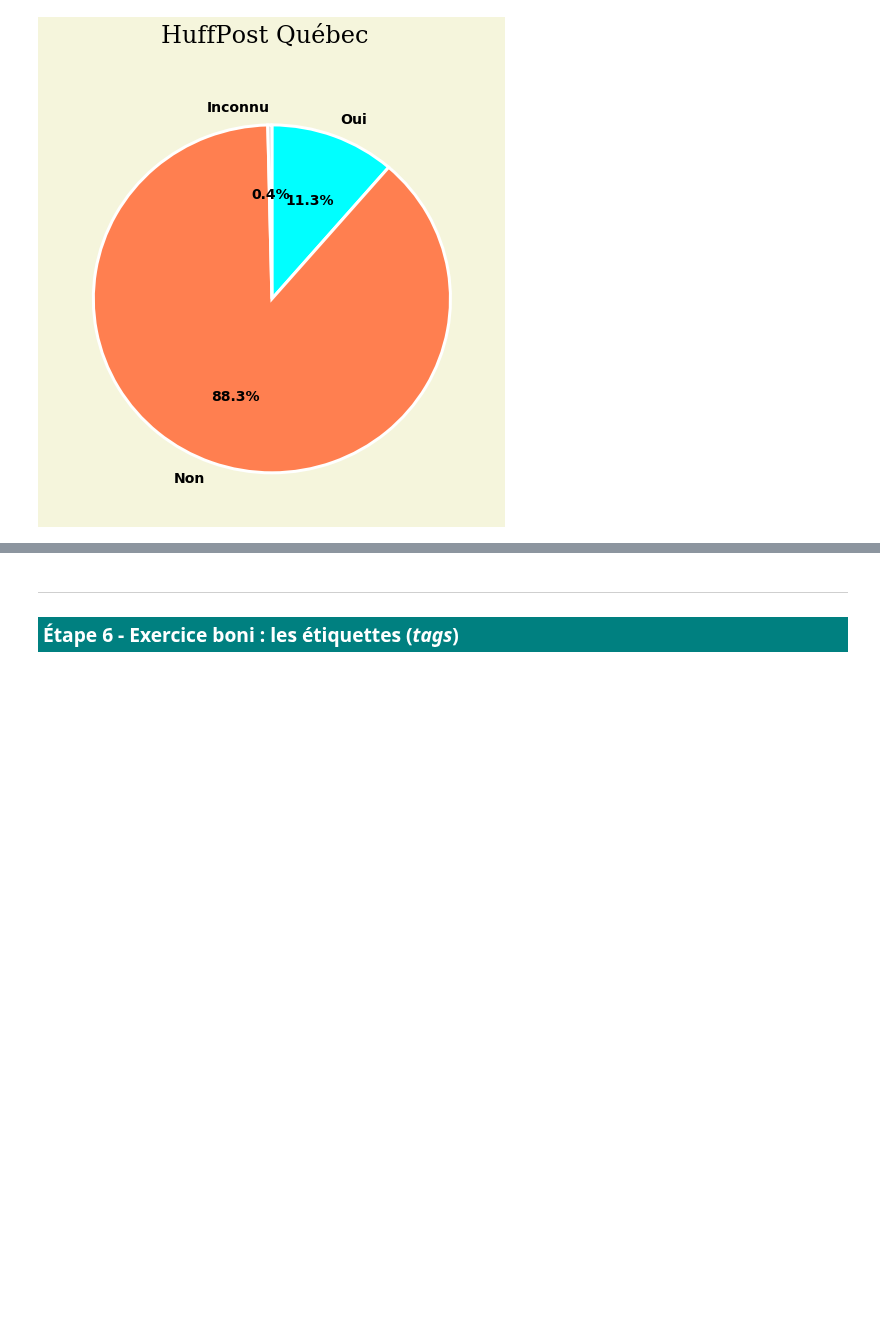
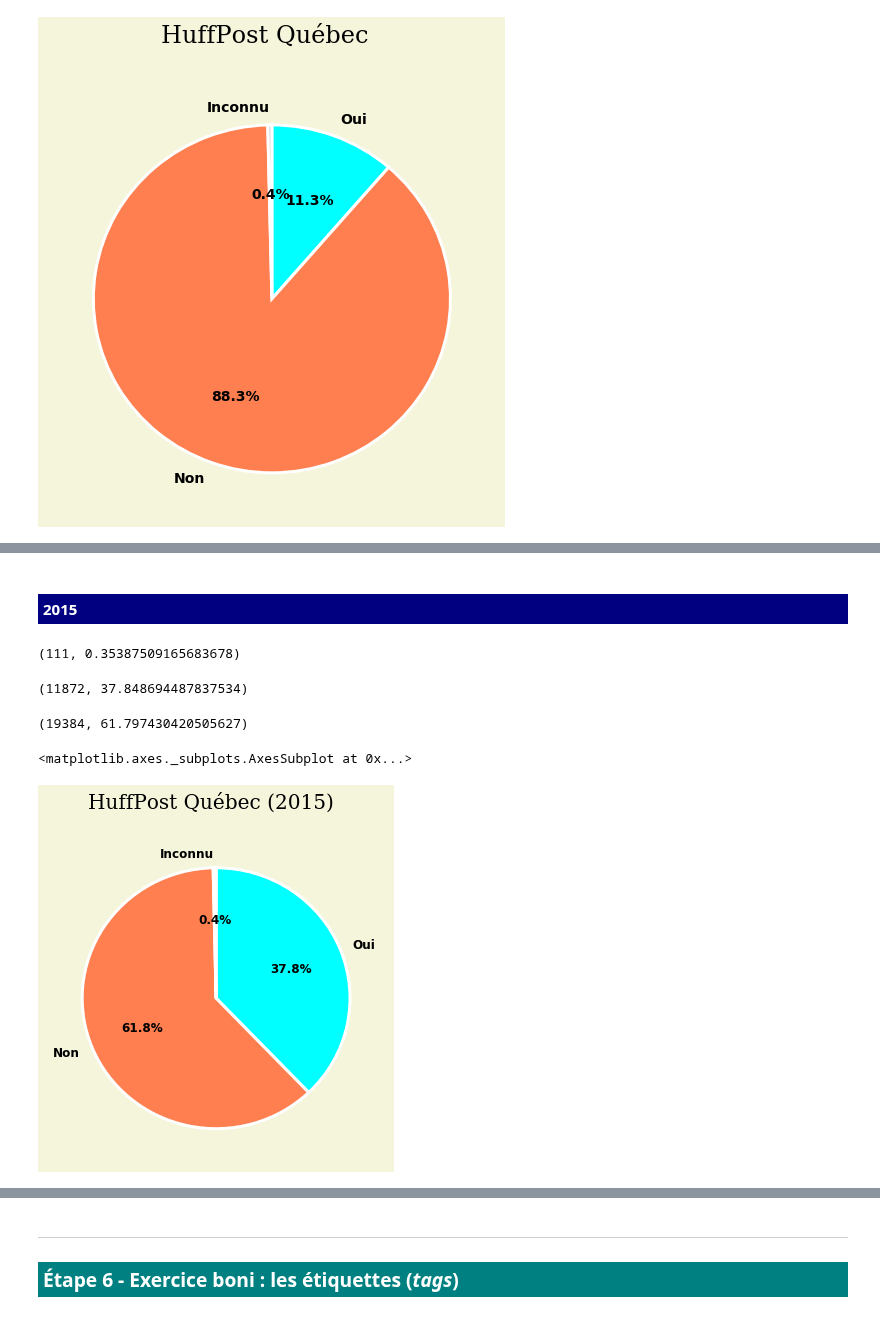
Before and after one commit to jhroy/huffpost, a Jupyter notebook: HuffPost-qc.ipynb, the cells around one changed output, grey strips where cells are left out. Saved outputs shown, nothing was run; the diff lists cells and outputs as text; code cells hidden in the pictures; blank space fills up the shorter version.

```diff
--- a/HuffPost-qc.ipynb
+++ b/HuffPost-qc.ipynb
@@ -256,0 +442,39 @@ camembert.plot.pie(colors=["aqua","coral","lightgrey"],
+# %% [markdown]
+<h4 style="background:navy;color:white;padding:5px">2015</h4>
+# %%
+a2015 = huff[metaHP].annee == 2015
+huff[metaHP][a2015].byline.value_counts()
+inconnus1 = huff[metaHP][a2015].byline == "? "
+inconnus2 = huff[metaHP][a2015].byline == "? ?"
+HP_inconnu = huff[metaHP][a2015][inconnus1].pays.count() + huff[metaHP][a2015][inconnus2].pays.count()
+HP_inconnu, (HP_inconnu/len(huff[metaHP][a2015]))*100
+# %% [output]
+(111, 0.35387509165683678)
+# %%
+signeHP = huff[metaHP][a2015].byline.str.contains("[H,h][U,u,f][F,f][i,F,f,P,p]|ハフ|ポスト|허핑턴|허프|[A,a][O,o][L,l]",na=False)
+NONsigneHP = ~huff[metaHP][a2015].byline.str.contains("[H,h][U,u,f][F,f][i,F,f,P,p]|ハフ|ポスト|허핑턴|허프|[A,a][O,o][L,l]",na=False)
+auteur = huff[metaHP][a2015][NONsigneHP].byline.str.endswith(" ?")
+HP_oui = huff[metaHP][a2015][signeHP].pays.count() + huff[metaHP][a2015][NONsigneHP][auteur].byline.value_counts().sum()
+HP_oui, (HP_oui/len(huff[metaHP][a2015]))*100
+# %% [output]
+(11872, 37.848694487837534)
+# %%
+HP_non = huff[metaHP][a2015][NONsigneHP].pays.count() - (huff[metaHP][a2015][inconnus1].pays.count() + huff[metaHP][a2015][inconnus2].pays.count()) - huff[metaHP][a2015][NONsigneHP][auteur].byline.value_counts().sum()
+HP_non, (HP_non/len(huff[metaHP][a2015]))*100
+# %% [output]
+(19384, 61.797430420505627)
+# %%
+camembert = pd.Series([HP_oui,HP_non,HP_inconnu], index=["Oui","Non","Inconnu"],name="")
+titre = plt.figure(facecolor="beige")
+titre.suptitle("HuffPost Québec (2015)", fontsize=20, fontweight="light", fontname="Serif")
+camembert.plot.pie(colors=["aqua","coral","lightgrey"],
+                   wedgeprops={"linewidth":3,"edgecolor":"white"},
+                   textprops={"weight":"bold","fontsize":12},
+                   counterclock=False,
+                   startangle=90,
+                   autopct="%1.1f%%",
+                   figsize=(6,6)
+)
+# %% [output]
+<matplotlib.axes._subplots.AxesSubplot at 0x...>
+[figure, added]
```
Also changed, not shown: parts of 37 cells of this notebook.
